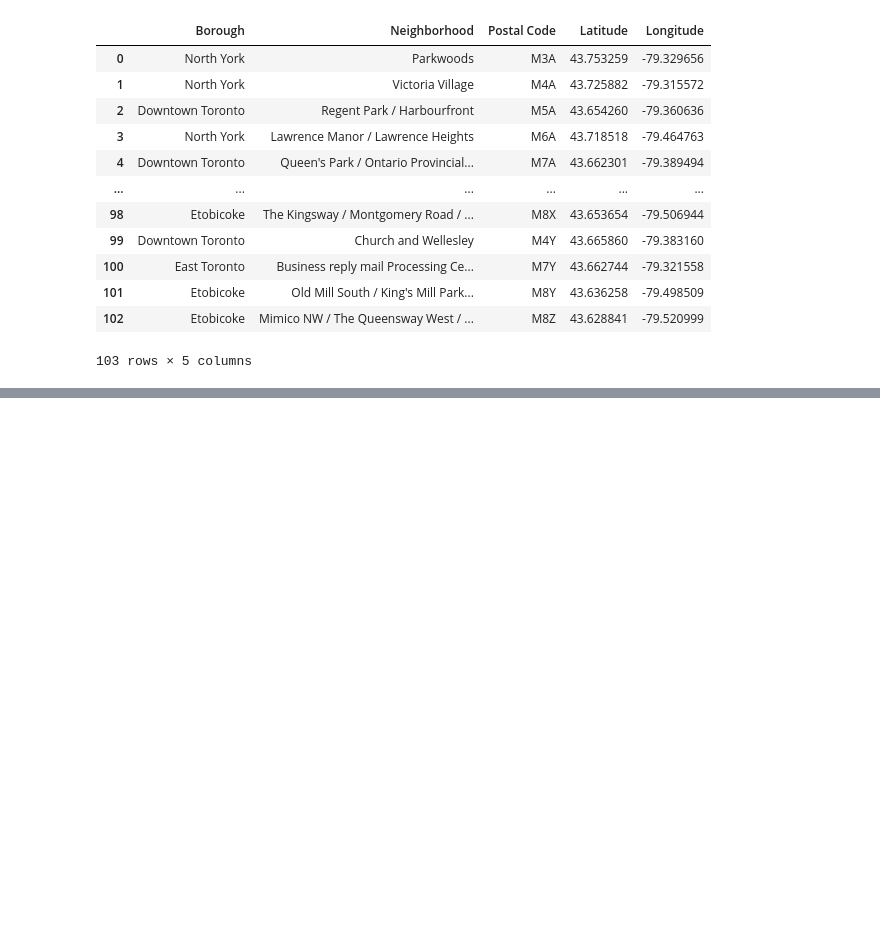
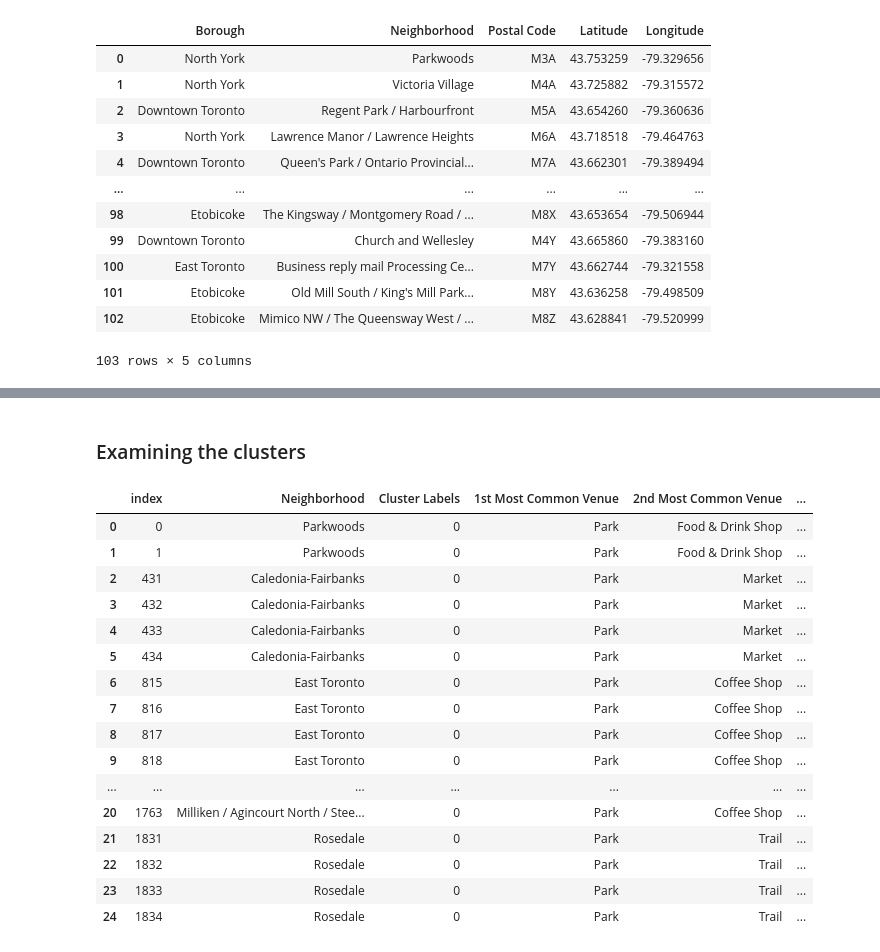
Before and after one commit to almsasantos/Coursera_Capstone, a Jupyter notebook: Untitled-Copy1.ipynb, the cells around one changed output, grey strips where cells are left out. Saved outputs shown, nothing was run; the diff lists cells and outputs as text; code cells hidden in the pictures; blank space fills up the shorter version.

```diff
--- a/Untitled-Copy1.ipynb
+++ b/Untitled-Copy1.ipynb
@@ -120,0 +333,21 @@ df_final
+# %%
+num_top_venues = 10
+
+indicators = ['st', 'nd', 'rd']
+
+# create columns according to number of top venues
+columns = ['Neighborhood']
+for ind in np.arange(num_top_venues):
+    try:
+        columns.append('{}{} Most Common Venue'.format(ind+1, indicators[ind]))
+    except:
+        columns.append('{}th Most Common Venue'.format(ind+1))
+
+# create a new dataframe
+dfVenues_sorted = pd.DataFrame(columns=columns)
+dfVenues_sorted['Neighborhood'] = dfVenues_grouped['Neighborhood']
+
+for ind in np.arange(dfVenues_grouped.shape[0]):
+    dfVenues_sorted.iloc[ind, 1:] = return_most_common_venues(dfVenues_grouped.iloc[ind, :], num_top_venues)
+
+dfVenues_sorted.head()
@@ -120,0 +365,11 @@ df_final
+# %%
+# set number of clusters
+kclusters = 7
+
+dfVenues_clustering = dfVenues_grouped.drop('Neighborhood', 1)
+
+# run k-means clustering
+kmeans = KMeans(n_clusters=kclusters, random_state=0).fit(dfVenues_clustering)
+
+# check cluster labels generated for each row in the dataframe
+kmeans.labels_[0:10]
@@ -120,0 +378,10 @@ df_final
+# %%
+# add clustering labels
+dfVenues_sorted.insert(0, 'Cluster Labels', kmeans.labels_)
+
+dfVenues_merged = dfVenues
+
+# merge toronto_grouped with toronto_data to add latitude/longitude for each neighborhood
+dfVenues_merged = dfVenues_merged.join(dfVenues_sorted.set_index('Neighborhood'), on='Neighborhood')
+
+dfVenues_merged.head() # check the last columns!
@@ -120,0 +425,23 @@ df_final
+# %% [markdown]
+### Examining the clusters
+# %%
+#cluster 1 (label 0)
+dfVenues_merged.loc[dfVenues_merged['Cluster Labels'] == 0].drop(['Venue','Venue Category','Venue Latitude','Venue Longitude','Neighborhood Latitude','Neighborhood Longitude'], axis = 1).reset_index()
+# %% [output]
+|  | index | Neighborhood | Cluster Labels | 1st Most Common Venue | 2nd Most Common Venue | ... |
+| 0 | 0 | Parkwoods | 0 | Park | Food & Drink Shop | ... |
+| 1 | 1 | Parkwoods | 0 | Park | Food & Drink Shop | ... |
+| 2 | 431 | Caledonia-Fairbanks | 0 | Park | Market | ... |
+| 3 | 432 | Caledonia-Fairbanks | 0 | Park | Market | ... |
+| 4 | 433 | Caledonia-Fairbanks | 0 | Park | Market | ... |
+| 5 | 434 | Caledonia-Fairbanks | 0 | Park | Market | ... |
+| 6 | 815 | East Toronto | 0 | Park | Coffee Shop | ... |
+| 7 | 816 | East Toronto | 0 | Park | Coffee Shop | ... |
+| 8 | 817 | East Toronto | 0 | Park | Coffee Shop | ... |
+| 9 | 818 | East Toronto | 0 | Park | Coffee Shop | ... |
+| ... | ... | ... | ... | ... | ... | ... |
+| 20 | 1763 | Milliken / Agincourt North / Stee... | 0 | Park | Coffee Shop | ... |
+| 21 | 1831 | Rosedale | 0 | Park | Trail | ... |
+| 22 | 1832 | Rosedale | 0 | Park | Trail | ... |
+| 23 | 1833 | Rosedale | 0 | Park | Trail | ... |
+| 24 | 1834 | Rosedale | 0 | Park | Trail | ... |
```
Also changed, not shown: parts of 22 cells of this notebook.
